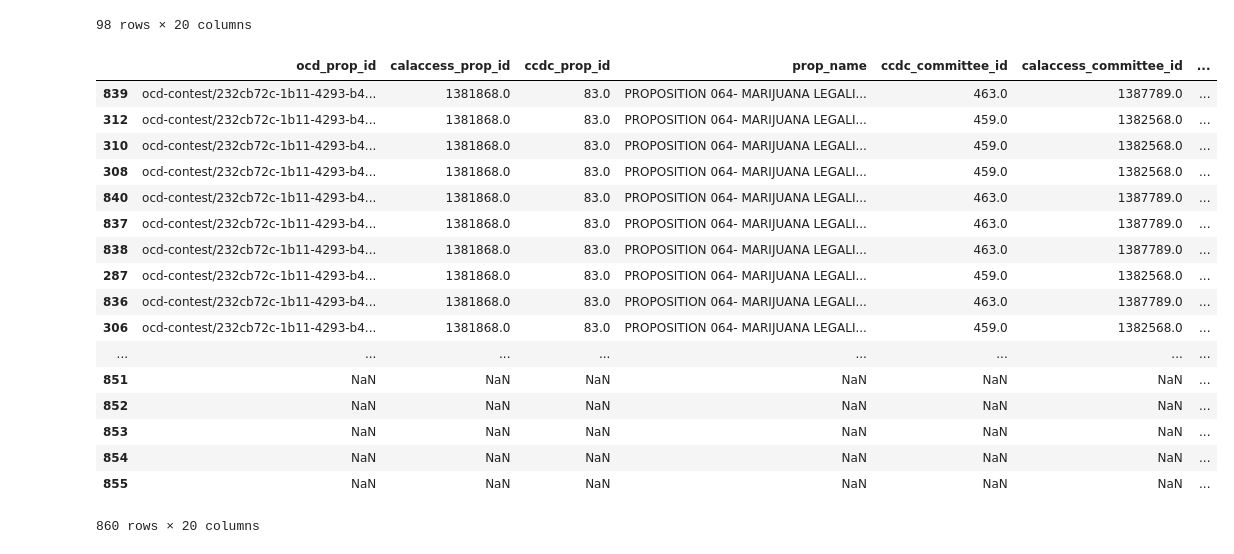
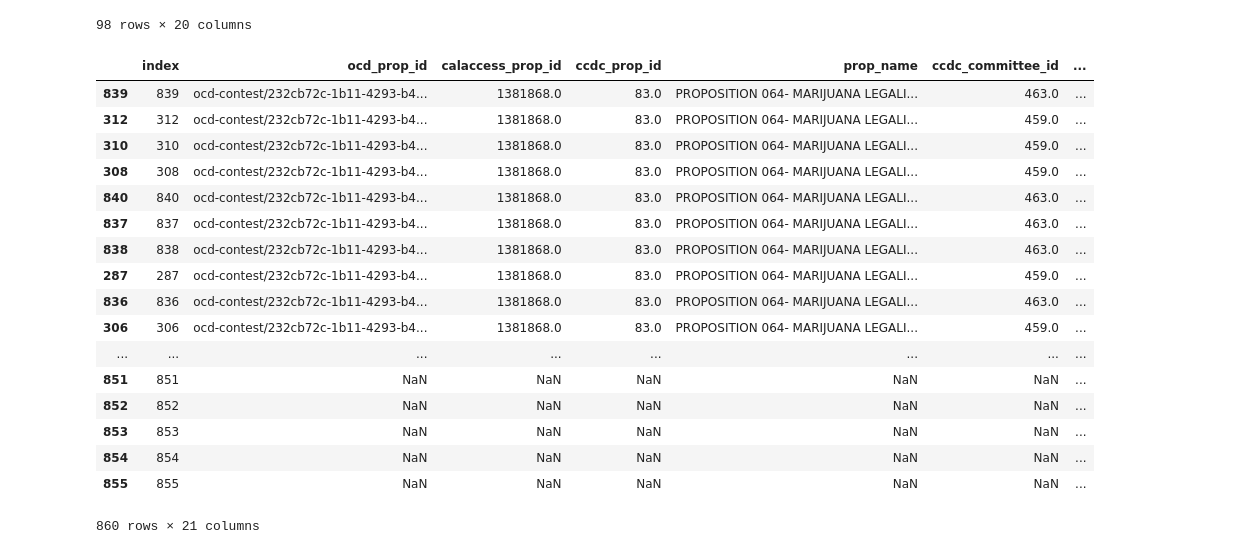
Before and after one commit to ClassRepo/first-python-notebook, a Jupyter notebook: Prop 64 Analysis.ipynb, the cells around one changed output. Saved outputs shown, nothing was run; the diff lists cells and outputs as text; code cells hidden in the pictures.

```diff
--- a/Prop 64 Analysis.ipynb
+++ b/Prop 64 Analysis.ipynb
@@ -49,23 +49,23 @@ oppose.sort_values("amount", ascending=False)
 | 299 | ocd-contest/232cb72c-1b11-4293-b4... | 1381868 | 83 | PROPOSITION 064- MARIJUANA LEGALI... | 459 | 1382568 | ... |
 98 rows × 20 columns
 # %%
-merged.where(merged.committee_position == "OPPOSE").sort_values("amount", ascending=False)
+merged.where(merged.committee_position == "OPPOSE").reset_index().sort_values("amount", ascending=False)
 # %% [output]
-|  | ocd_prop_id | calaccess_prop_id | ccdc_prop_id | prop_name | ccdc_committee_id | calaccess_committee_id | ... |
-| 839 | ocd-contest/232cb72c-1b11-4293-b4... | 1381868.0 | 83.0 | PROPOSITION 064- MARIJUANA LEGALI... | 463.0 | 1387789.0 | ... |
-| 312 | ocd-contest/232cb72c-1b11-4293-b4... | 1381868.0 | 83.0 | PROPOSITION 064- MARIJUANA LEGALI... | 459.0 | 1382568.0 | ... |
-| 310 | ocd-contest/232cb72c-1b11-4293-b4... | 1381868.0 | 83.0 | PROPOSITION 064- MARIJUANA LEGALI... | 459.0 | 1382568.0 | ... |
-| 308 | ocd-contest/232cb72c-1b11-4293-b4... | 1381868.0 | 83.0 | PROPOSITION 064- MARIJUANA LEGALI... | 459.0 | 1382568.0 | ... |
-| 840 | ocd-contest/232cb72c-1b11-4293-b4... | 1381868.0 | 83.0 | PROPOSITION 064- MARIJUANA LEGALI... | 463.0 | 1387789.0 | ... |
-| 837 | ocd-contest/232cb72c-1b11-4293-b4... | 1381868.0 | 83.0 | PROPOSITION 064- MARIJUANA LEGALI... | 463.0 | 1387789.0 | ... |
-| 838 | ocd-contest/232cb72c-1b11-4293-b4... | 1381868.0 | 83.0 | PROPOSITION 064- MARIJUANA LEGALI... | 463.0 | 1387789.0 | ... |
-| 287 | ocd-contest/232cb72c-1b11-4293-b4... | 1381868.0 | 83.0 | PROPOSITION 064- MARIJUANA LEGALI... | 459.0 | 1382568.0 | ... |
-| 836 | ocd-contest/232cb72c-1b11-4293-b4... | 1381868.0 | 83.0 | PROPOSITION 064- MARIJUANA LEGALI... | 463.0 | 1387789.0 | ... |
-| 306 | ocd-contest/232cb72c-1b11-4293-b4... | 1381868.0 | 83.0 | PROPOSITION 064- MARIJUANA LEGALI... | 459.0 | 1382568.0 | ... |
+|  | index | ocd_prop_id | calaccess_prop_id | ccdc_prop_id | prop_name | ccdc_committee_id | ... |
+| 839 | 839 | ocd-contest/232cb72c-1b11-4293-b4... | 1381868.0 | 83.0 | PROPOSITION 064- MARIJUANA LEGALI... | 463.0 | ... |
+| 312 | 312 | ocd-contest/232cb72c-1b11-4293-b4... | 1381868.0 | 83.0 | PROPOSITION 064- MARIJUANA LEGALI... | 459.0 | ... |
+| 310 | 310 | ocd-contest/232cb72c-1b11-4293-b4... | 1381868.0 | 83.0 | PROPOSITION 064- MARIJUANA LEGALI... | 459.0 | ... |
+| 308 | 308 | ocd-contest/232cb72c-1b11-4293-b4... | 1381868.0 | 83.0 | PROPOSITION 064- MARIJUANA LEGALI... | 459.0 | ... |
+| 840 | 840 | ocd-contest/232cb72c-1b11-4293-b4... | 1381868.0 | 83.0 | PROPOSITION 064- MARIJUANA LEGALI... | 463.0 | ... |
+| 837 | 837 | ocd-contest/232cb72c-1b11-4293-b4... | 1381868.0 | 83.0 | PROPOSITION 064- MARIJUANA LEGALI... | 463.0 | ... |
+| 838 | 838 | ocd-contest/232cb72c-1b11-4293-b4... | 1381868.0 | 83.0 | PROPOSITION 064- MARIJUANA LEGALI... | 463.0 | ... |
+| 287 | 287 | ocd-contest/232cb72c-1b11-4293-b4... | 1381868.0 | 83.0 | PROPOSITION 064- MARIJUANA LEGALI... | 459.0 | ... |
+| 836 | 836 | ocd-contest/232cb72c-1b11-4293-b4... | 1381868.0 | 83.0 | PROPOSITION 064- MARIJUANA LEGALI... | 463.0 | ... |
+| 306 | 306 | ocd-contest/232cb72c-1b11-4293-b4... | 1381868.0 | 83.0 | PROPOSITION 064- MARIJUANA LEGALI... | 459.0 | ... |
 | ... | ... | ... | ... | ... | ... | ... | ... |
-| 851 | NaN | NaN | NaN | NaN | NaN | NaN | ... |
-| 852 | NaN | NaN | NaN | NaN | NaN | NaN | ... |
-| 853 | NaN | NaN | NaN | NaN | NaN | NaN | ... |
-| 854 | NaN | NaN | NaN | NaN | NaN | NaN | ... |
-| 855 | NaN | NaN | NaN | NaN | NaN | NaN | ... |
+| 851 | 851 | NaN | NaN | NaN | NaN | NaN | ... |
+| 852 | 852 | NaN | NaN | NaN | NaN | NaN | ... |
+| 853 | 853 | NaN | NaN | NaN | NaN | NaN | ... |
+| 854 | 854 | NaN | NaN | NaN | NaN | NaN | ... |
+| 855 | 855 | NaN | NaN | NaN | NaN | NaN | ... |
-860 rows × 20 columns
+860 rows × 21 columns
```
Also changed, not shown: parts of 1 cell of this notebook.
